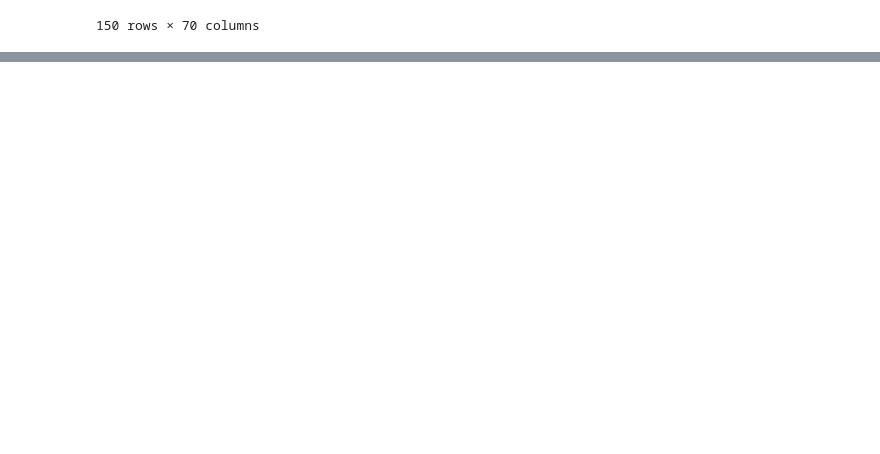
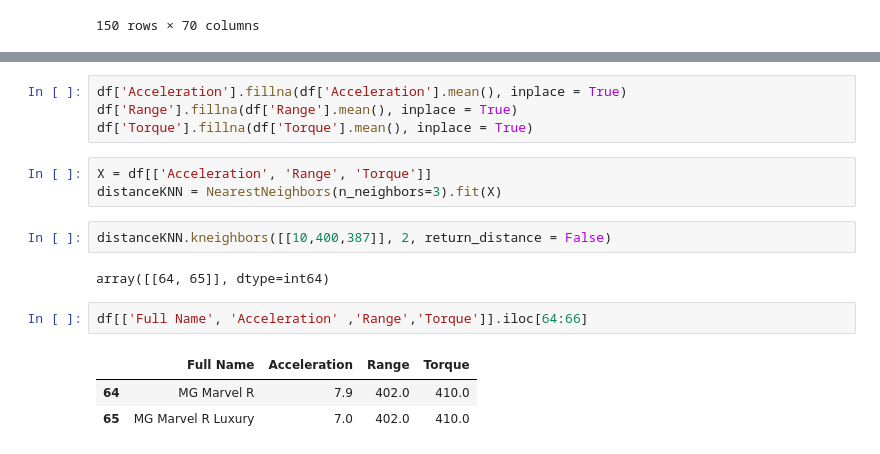
Before and after one commit to Cedric979/BEEV, a Jupyter notebook: EV_fleet.ipynb, the cells around one changed output, grey strips where cells are left out. Drawn from its saved outputs; the diff is of its cells as text; blank space fills up the shorter version.

```diff
--- a/EV_fleet.ipynb
+++ b/EV_fleet.ipynb
@@ -78 +68,18 @@ Torque                                     3
 dtype: int64
+# %%
+df['Acceleration'].fillna(df['Acceleration'].mean(), inplace = True)
+df['Range'].fillna(df['Range'].mean(), inplace = True)
+df['Torque'].fillna(df['Torque'].mean(), inplace = True)
+# %%
+X = df[['Acceleration', 'Range', 'Torque']]
+distanceKNN = NearestNeighbors(n_neighbors=3).fit(X)
+# %%
+distanceKNN.kneighbors([[10,400,387]], 2, return_distance = False)
+# %% [output]
+array([[64, 65]], dtype=int64)
+# %%
+df[['Full Name', 'Acceleration' ,'Range','Torque']].iloc[64:66]
+# %% [output]
+|  | Full Name | Acceleration | Range | Torque |
+| 64 | MG Marvel R | 7.9 | 402.0 | 410.0 |
+| 65 | MG Marvel R Luxury | 7.0 | 402.0 | 410.0 |
```
Also changed, not shown: parts of 5 cells of this notebook.
